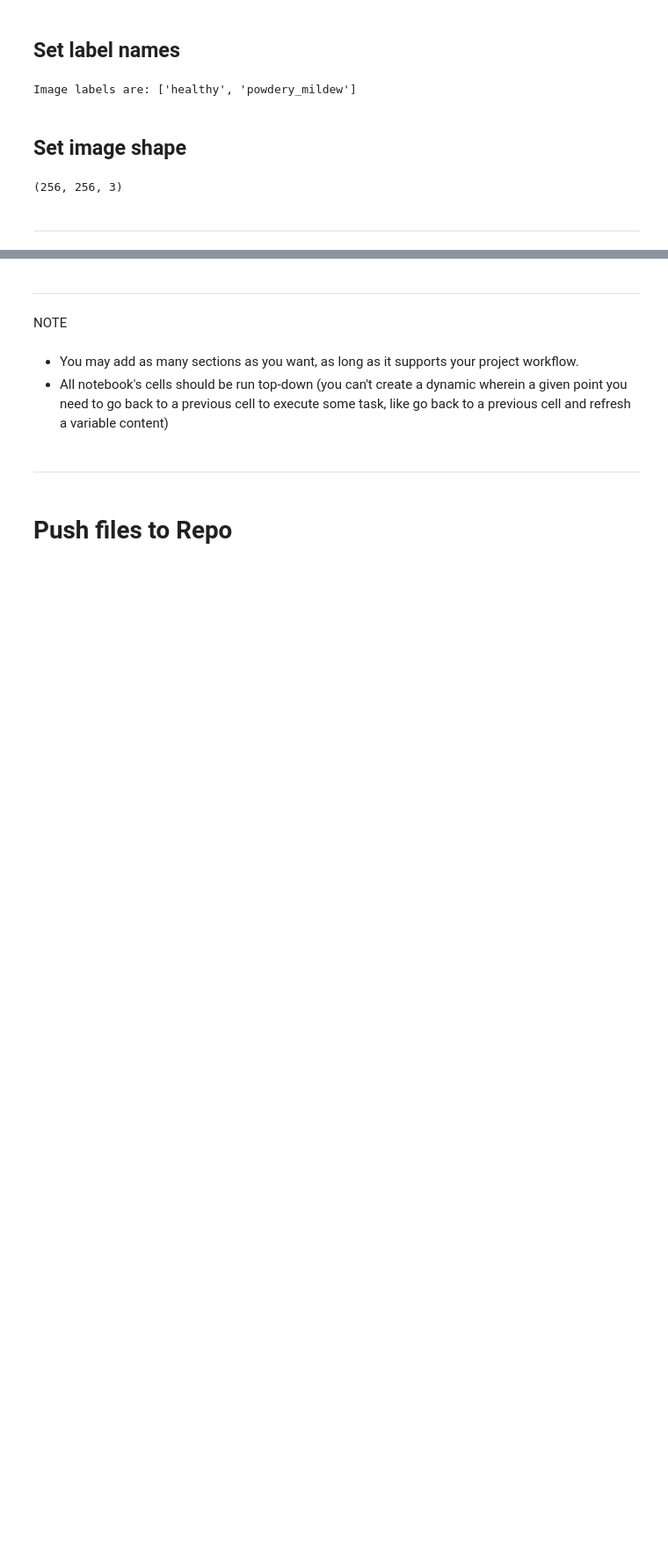
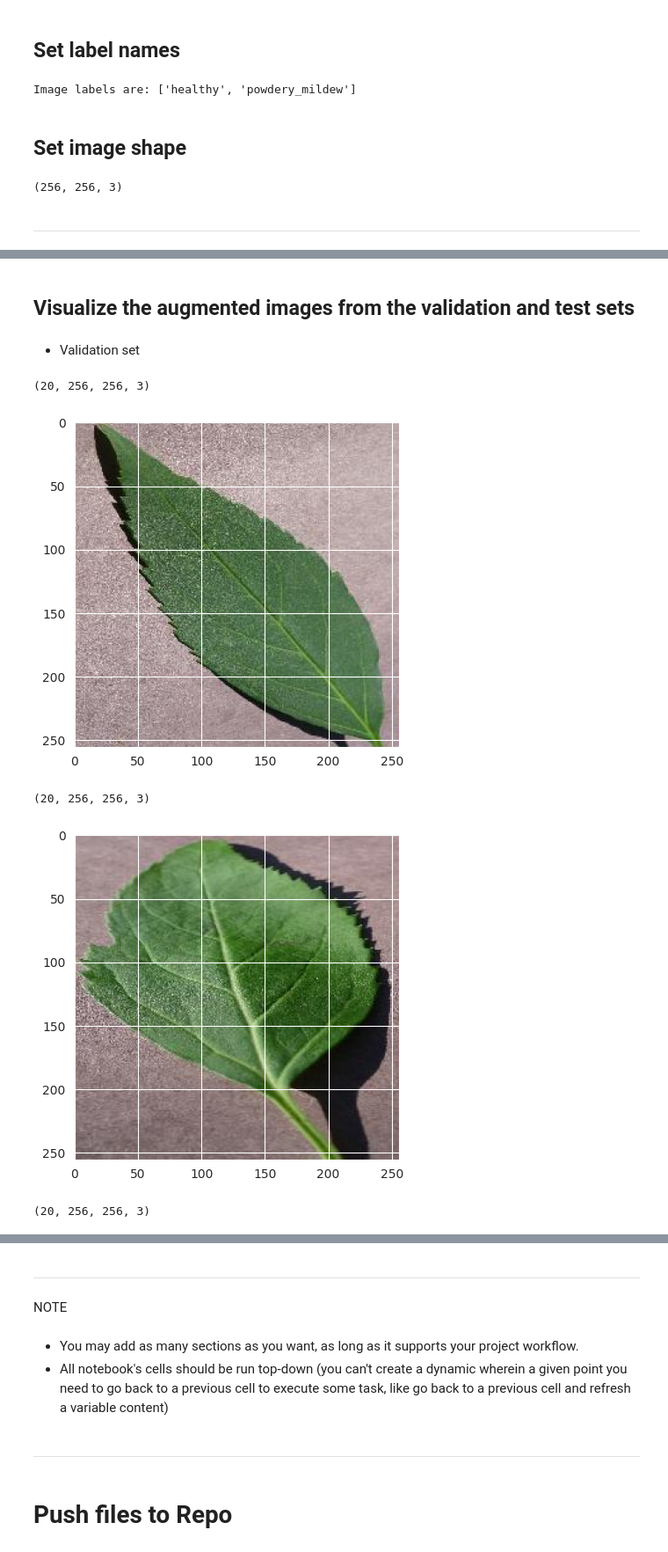
Before and after one commit to Ellusive89/Mildew-Detection-In-Cherry-Leaves-CI-PP5, a Jupyter notebook: jupyter_notebooks/03 - Modeling and Evaluating.ipynb, the cells around one changed output, grey strips where cells are left out. Shown at 88% size. Saved outputs shown, nothing was run; the diff lists cells and outputs as text; code cells hidden in the pictures; blank space fills up the shorter version.

```diff
--- a/jupyter_notebooks/03 - Modeling and Evaluating.ipynb
+++ b/jupyter_notebooks/03 - Modeling and Evaluating.ipynb
@@ -108,0 +177,10 @@ Section 2 content
+# %%
+validation_set = ImageDataGenerator(rescale=1./255).flow_from_directory(val_path,
+                                                          target_size=image_shape[:2],
+                                                          color_mode='rgb',
+                                                          batch_size=batch_size,
+                                                          class_mode='binary',
+                                                          shuffle=False
+                                                          )
+
+validation_set.class_indices
@@ -108,0 +220,16 @@ Section 2 content
+# %% [markdown]
+## Visualize the augmented images from the validation and test sets
+# %% [markdown]
+* Validation set
+# %%
+for _ in range(3):
+    img, label = validation_set.next()
+    print(img.shape)
+    plt.imshow(img[0])
+    plt.show()
+# %% [output]
+(20, 256, 256, 3)
+[figure, added]
+(20, 256, 256, 3)
+[figure, added]
+(20, 256, 256, 3)
```
Also changed, not shown: parts of 23 cells of this notebook, 2 other files.
